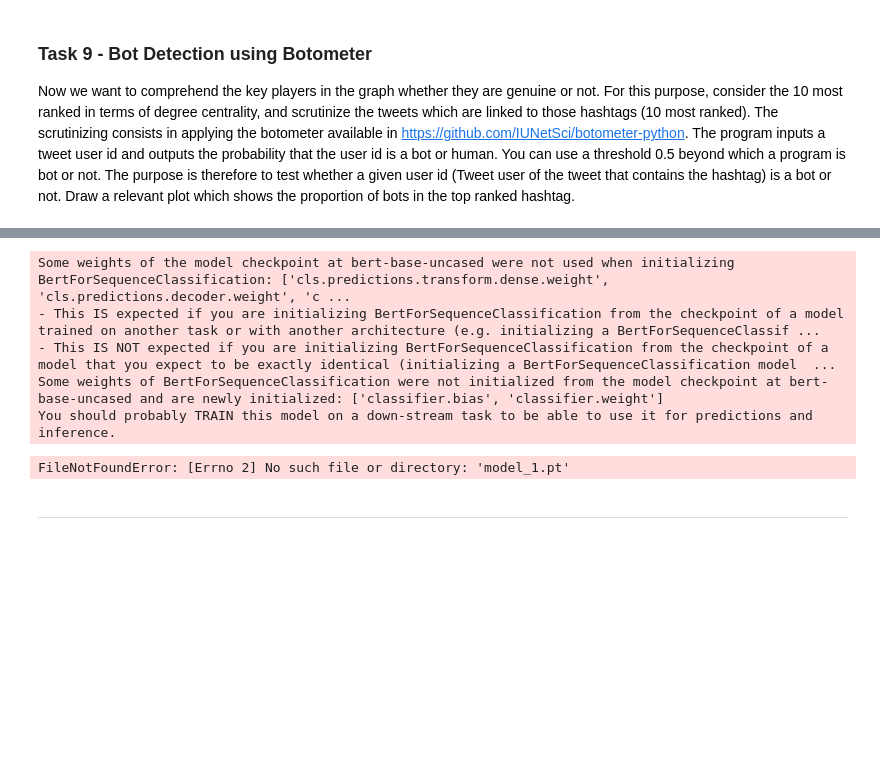
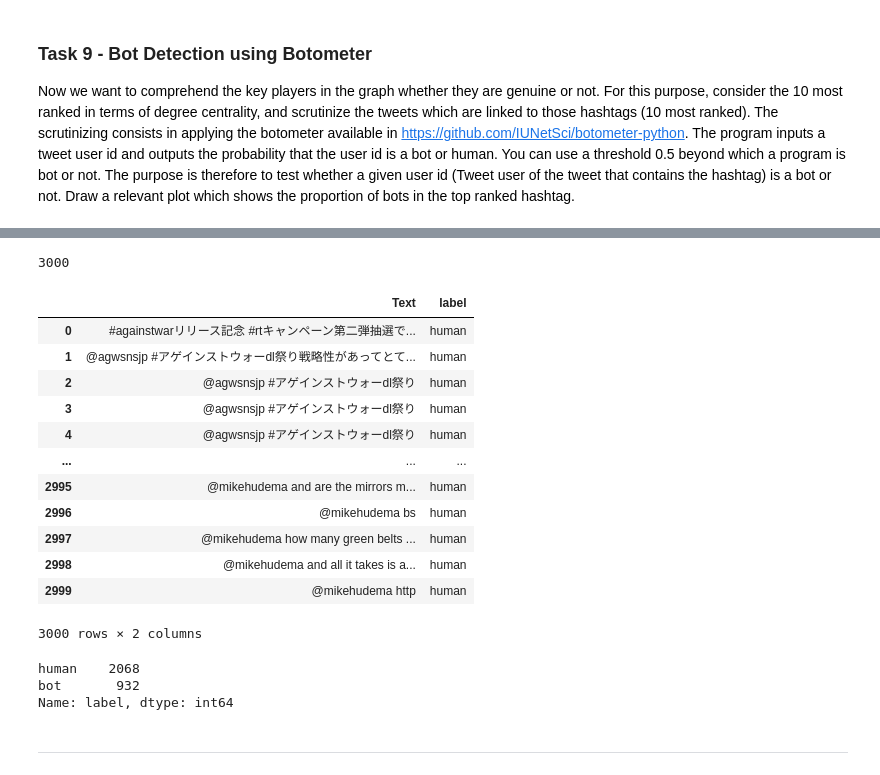
Before and after one commit to azizulkawser/SNA_Project-Analysis-of-Climate-Change-Community, a Jupyter notebook: V_1.2_SNA_Project_Analysis_of_Climate_Change_Community.ipynb, the cells around one changed output, grey strips where cells are left out. Cells and saved outputs as stored; diff of their text form; code cells hidden in the pictures; blank space fills up the shorter version.

```diff
--- a/V_1.2_SNA_Project_Analysis_of_Climate_Change_Community.ipynb
+++ b/V_1.2_SNA_Project_Analysis_of_Climate_Change_Community.ipynb
@@ -745,44 +791,33 @@ test['full_text'] = test['full_text'].astype(str)
-# %%
-# Read your test data (in your data you dont need label column)
-# test = pd.read_csv('poitifact_fake_output_raw_id.csv')
-
-## Clean the text as like ths. its important it has to be like this
-test['full_text'] = test['full_text'].astype(str).str.lower()  # Convert text to lowercase
-test['full_text'] = test['full_text'].str.replace(r'http\S+', 'http')  # Remove URLs while preserving "http"
-test['full_text'] = test['full_text'].str.replace(r'[^\w\s#@]', '')  # Remove punctuation except hashtags and mention
-test['full_text'] = test['full_text'].str.replace(r'\n', '')  # Remove newline characters
-test['full_text'] = test['full_text'].str.replace(r'\r', '')  # Remove line breaks
-test['full_text'] = test['full_text'].astype(str)
-
-model1 = model.load_model('model_1.pt')
-
-predictions=[]
-count = 0
-for post in test['full_text'][:1000]:
-    result1=model.predict_hate(model1, post)
-    if result1==0:
-        predictions.append('bot')
-    else:
-        predictions.append('human')
-    count = count + 1
-    if count%100 == 0:
-        print(str(count)+' done!!')
-if count%100 == 0:
-    predictions = np.array(predictions)
-
-# predictions = model.predict_proba(test['full_text'][:100]) # sent your test data for prediction
-
-# # you dont need this part since you dont have any label
-# accuracy = metrics.classification_report(test['label'][:100], predictions, digits=3)
-# print('Accuracy of model cascade: \n')
-# print(accuracy)
-# %% [output]
-Some weights of the model checkpoint at bert-base-uncased were not used when initializing BertForSequenceClassification: ['cls.predictions.transform.dense.weight', 'cls.predictions.decoder.weight', 'c ...
-- This IS expected if you are initializing BertForSequenceClassification from the checkpoint of a model trained on another task or with another architecture (e.g. initializing a BertForSequenceClassif ...
-- This IS NOT expected if you are initializing BertForSequenceClassification from the checkpoint of a model that you expect to be exactly identical (initializing a BertForSequenceClassification model  ...
-Some weights of BertForSequenceClassification were not initialized from the model checkpoint at bert-base-uncased and are newly initialized: ['classifier.bias', 'classifier.weight']
-You should probably TRAIN this model on a down-stream task to be able to use it for predictions and inference.
-FileNotFoundError: [Errno 2] No such file or directory: 'model_1.pt'
+# %%
+len(predictions)
+# %% [output]
+3000
+# %%
+result_df = pd.DataFrame()
+result_df['Text'] = test['full_text'][:3000]
+result_df['label'] = predictions
+
+result_df
+# %% [output]
+|  | Text | label |
+| 0 | #againstwarリリース記念 #rtキャンペーン第二弾抽選で... | human |
+| 1 | @agwsnsjp #アゲインストウォーdl祭り戦略性があってとて... | human |
+| 2 | @agwsnsjp #アゲインストウォーdl祭り | human |
+| 3 | @agwsnsjp #アゲインストウォーdl祭り | human |
+| 4 | @agwsnsjp #アゲインストウォーdl祭り | human |
+| ... | ... | ... |
+| 2995 | @mikehudema and are the mirrors m... | human |
+| 2996 | @mikehudema bs | human |
+| 2997 | @mikehudema how many green belts ... | human |
+| 2998 | @mikehudema and all it takes is a... | human |
+| 2999 | @mikehudema http | human |
+3000 rows × 2 columns
+# %%
+result_df['label'].value_counts()
+# %% [output]
+human    2068
+bot       932
+Name: label, dtype: int64
 # %% [markdown]
 ***
 # %% [markdown]
```
Also changed, not shown: parts of 1 cell of this notebook.
